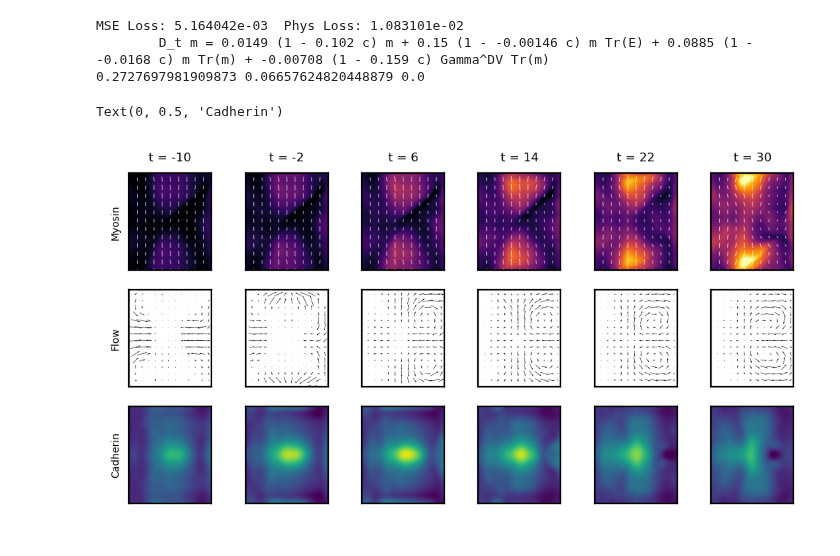
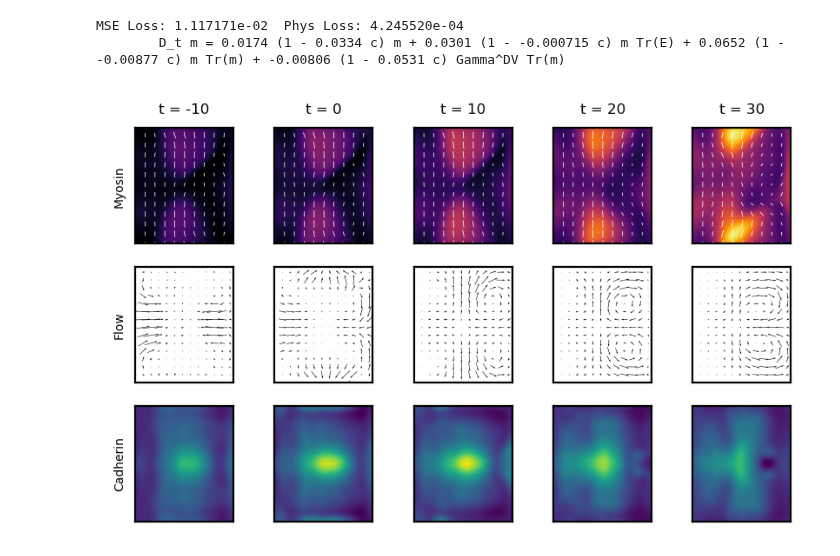
Before and after one commit to jcolen/drosophila_morphogenesis, a Jupyter notebook: MyosinEvolutionPINN/MyosinDynamicsPINN.ipynb, the cells around one changed output. Saved outputs shown, nothing was run; the diff lists cells and outputs as text; code cells hidden in the pictures.

```diff
--- a/MyosinEvolutionPINN/MyosinDynamicsPINN.ipynb
+++ b/MyosinEvolutionPINN/MyosinDynamicsPINN.ipynb
@@ -125,60 +125,34 @@ TT:  (50, 236, 200) Range [-10, 39] min
 # %%
 from utils.plot_utils import *
 from run_MyosinDynamicsPINN import *
 import torch
 
 device = torch.device('cuda:0' if torch.cuda.is_available() else 'cpu')
 model = MyosinDynamicsPINN(
     t_train, y_train, x_train,
     sqh_train/1e1, cad_train, vel_train,
     lower_bound, upper_bound)
 model.to(device)
 
-dirs = './'
-beta=1e-1
+dirs = './version_6_10_2023/'
+beta=1e1
 info = torch.load(os.path.join(dirs, f'{model.__class__.__name__}_beta={beta:.0e}.ckpt'),
     map_location='cpu')
 model.load_state_dict(info['state_dict'])
 print(f"MSE Loss: {info['mse_loss']:e}\tPhys Loss: {info['phys_loss']:e}")
 
 with torch.no_grad():
     model.print()
-    m1, v1 = model(
-        torch.from_numpy(t).float().to(device),
-        torch.from_numpy(y).float().to(device),
-        torch.from_numpy(x).float().to(device),
-    )
-    m1 = m1.cpu().numpy().reshape([nTP, nDV, nAP, 2, 2])
-    v1 = v1.cpu().numpy().reshape([nTP, nDV, nAP, 2])
+    m1, v1 = model(tm, ym, xm)
+    m1 = m1.cpu().numpy().reshape([nTP, nDV, nAP, 2, 2]).transpose(0, 3, 4, 1, 2)
+    v1 = v1.cpu().numpy().reshape([nTP, nDV, nAP, 2]).transpose(0, 3, 1, 2)
     c1 = cad
-    print(np.mean((m1 - sqh)**2), np.mean((v1 - vel)**2), np.mean((c1 - cad)**2))
 
-    m1 = m1.transpose(0, 3, 4, 1, 2)
-    v1 = v1.transpose(0, 3, 1, 2)
-    times = t.reshape([nTP, nDV, nAP])[..., 0, 0]
-
-N = 6
-fig, ax = plt.subplots(3, N, dpi=200, figsize=(N,3))
-dt = min(10, sqh.shape[0] // N)
-for i in range(N):
-    ax[0, i].set_title('t = %d'% times[i*dt])
-    plot_tensor2D(ax[0, i], m1[i*dt], vmin=0.06, vmax=0.25, cmap='inferno')
-    plot_vector2D(ax[1, i], v1[i*dt], skip=16)
-    color_2D(ax[2, i], c1[i*dt], cmap='viridis', vmin=0.8, vmax=1.8)
-
-    for j in range(3):
-        ax[j, i].set_ylim([dv_min, dv_max])
-
-
-ax[0, 0].set_ylabel('Myosin')
-ax[1, 0].set_ylabel('Flow')
-ax[2, 0].set_ylabel('Cadherin')
+plot(m1, v1, c1)
 # %% [output]
-MSE Loss: 5.164042e-03  Phys Loss: 1.083101e-02
-        D_t m = 0.0149 (1 - 0.102 c) m + 0.15 (1 - -0.00146 c) m Tr(E) + 0.0885 (1 - -0.0168 c) m Tr(m) + -0.00708 (1 - 0.159 c) Gamma^DV Tr(m)
-0.2727697981909873 0.06657624820448879 0.0
+MSE Loss: 1.117171e-02  Phys Loss: 4.245520e-04
+        D_t m = 0.0174 (1 - 0.0334 c) m + 0.0301 (1 - -0.000715 c) m Tr(E) + 0.0652 (1 - -0.00877 c) m Tr(m) + -0.00806 (1 - 0.0531 c) Gamma^DV Tr(m)
-Text(0, 0.5, 'Cadherin')
-[figure, old version]
+[figure, new version]
 # %%
 from utils.plot_utils import *
 from run_MyosinDynamicsPINN import *
```
Also changed, not shown: parts of 8 cells of this notebook, 10 other files.
